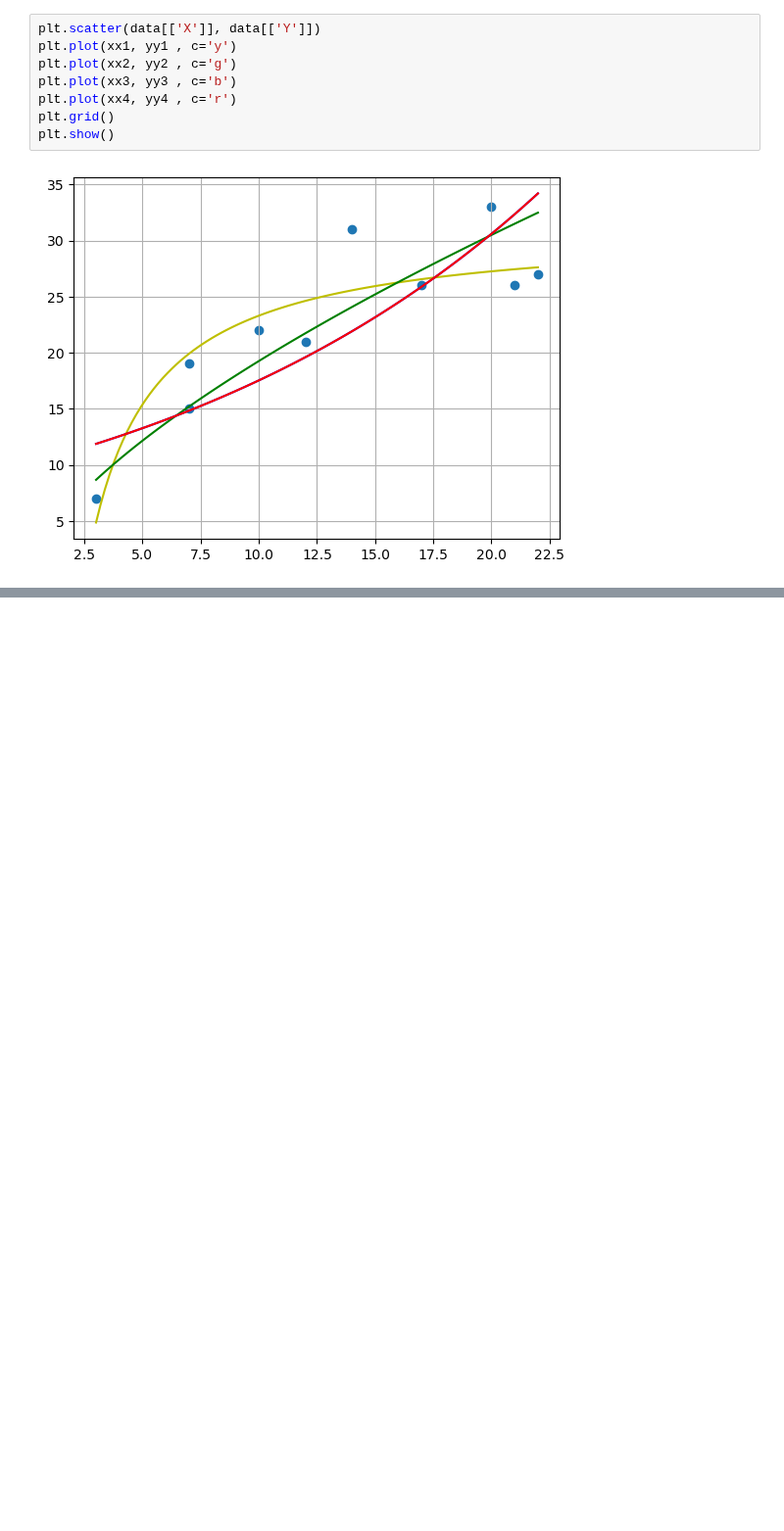
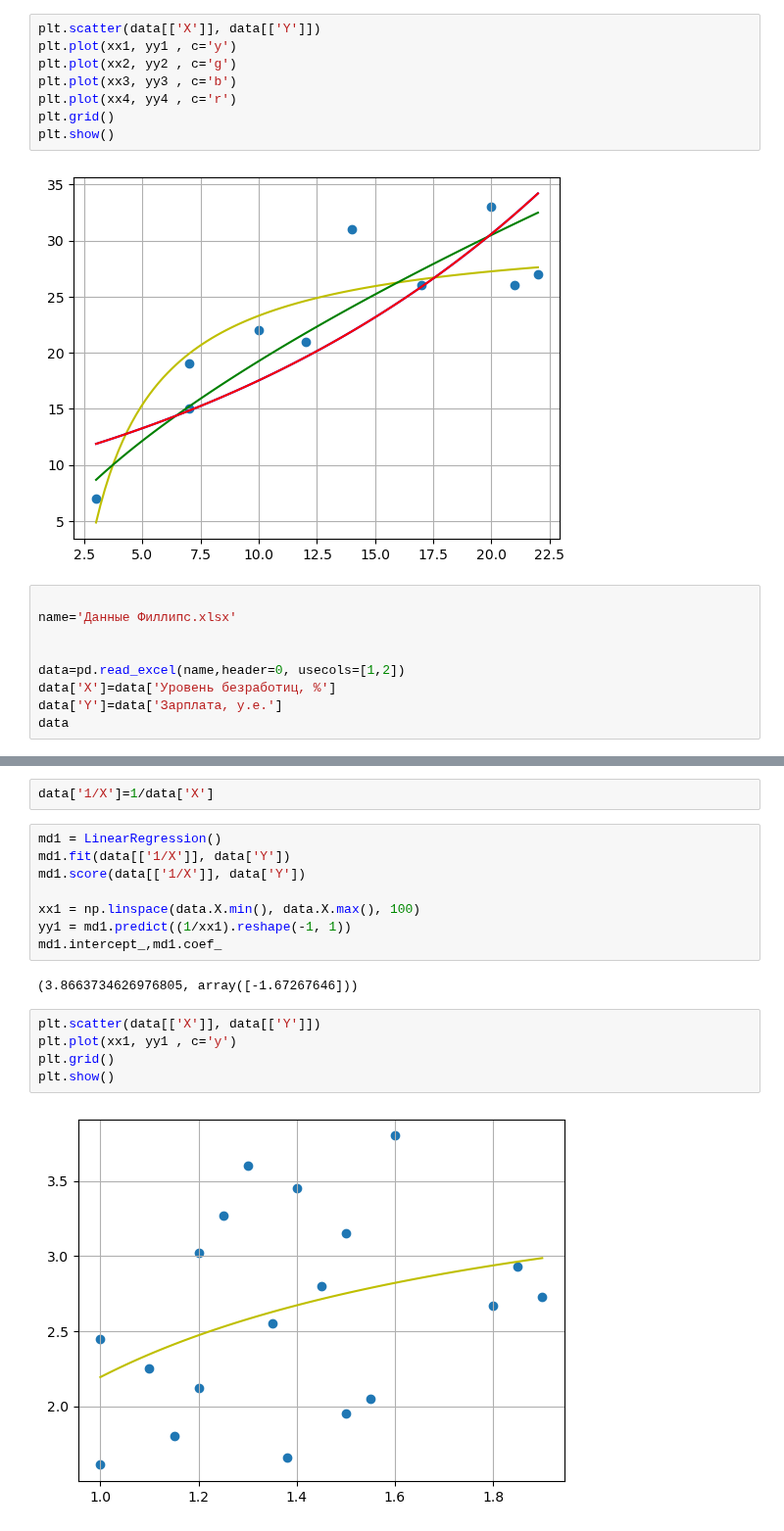
Before and after one commit to Ackrome/FU, a Jupyter notebook: Course_2/ECONOMETRICS/10.10.2024.ipynb, the cells around one changed output, grey strips where cells are left out. Shown at 98% size. Cells and saved outputs as stored; diff of their text form; blank space fills up the shorter version.

```diff
--- a/Course_2/ECONOMETRICS/10.10.2024.ipynb
+++ b/Course_2/ECONOMETRICS/10.10.2024.ipynb
@@ -216,3 +216,12 @@ plt.grid()
 plt.show()
 # %% [output]
 [figure]
+# %%
+
+name='Данные Филлипс.xlsx'
+
+
+data=pd.read_excel(name,header=0, usecols=[1,2])
+data['X']=data['Уровень безработиц, %']
+data['Y']=data['Зарплата, у.е.']
+data
@@ -218,0 +246,19 @@ plt.show()
+# %%
+data['1/X']=1/data['X']
+# %%
+md1 = LinearRegression()
+md1.fit(data[['1/X']], data['Y'])
+md1.score(data[['1/X']], data['Y'])
+
+xx1 = np.linspace(data.X.min(), data.X.max(), 100)
+yy1 = md1.predict((1/xx1).reshape(-1, 1))
+md1.intercept_,md1.coef_
+# %% [output]
+(3.8663734626976805, array([-1.67267646]))
+# %%
+plt.scatter(data[['X']], data[['Y']])
+plt.plot(xx1, yy1 , c='y')
+plt.grid()
+plt.show()
+# %% [output]
+[figure, added]
```
Also changed, not shown: parts of 1 cell of this notebook, 4 other files.
